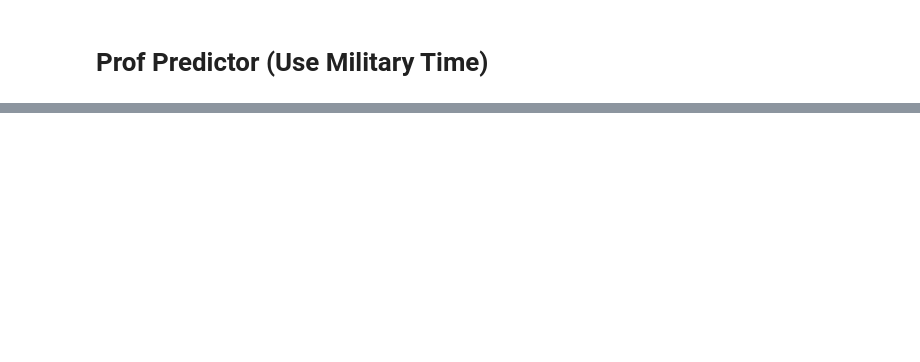
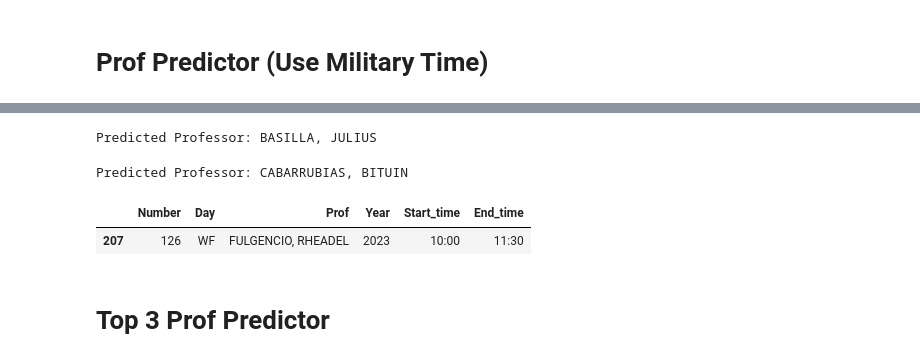
Before and after one commit to ice-leo/UPD-CRS-Prof-Predictor, a Jupyter notebook: CRS_Prof_Predictor.ipynb, the cells around one changed output, grey strips where cells are left out. Cells and saved outputs as stored; diff of their text form; code cells hidden in the pictures; blank space fills up the shorter version.

```diff
--- a/CRS_Prof_Predictor.ipynb
+++ b/CRS_Prof_Predictor.ipynb
@@ -623,0 +690,19 @@ Predicted Professor: ['PAGUIO, VICTORIA MAY']
+# %%
+class_name = "Math 147 THW"
+predicted_prof = predict_prof(*convert_class(class_name))
+print('Predicted Professor:', predicted_prof)
+# %% [output]
+Predicted Professor: BASILLA, JULIUS
+# %%
+class_name = "Math 123.2 WFX"
+predicted_prof = predict_prof(*convert_class(class_name))
+print('Predicted Professor:', predicted_prof)
+# %% [output]
+Predicted Professor: CABARRUBIAS, BITUIN
+# %%
+df[df['Number'] == '126']
+# %% [output]
+|  | Number | Day | Prof | Year | Start_time | End_time |
+| 207 | 126 | WF | FULGENCIO, RHEADEL | 2023 | 10:00 | 11:30 |
+# %% [markdown]
+# Top 3 Prof Predictor
```
Also changed, not shown: parts of 52 cells of this notebook.
